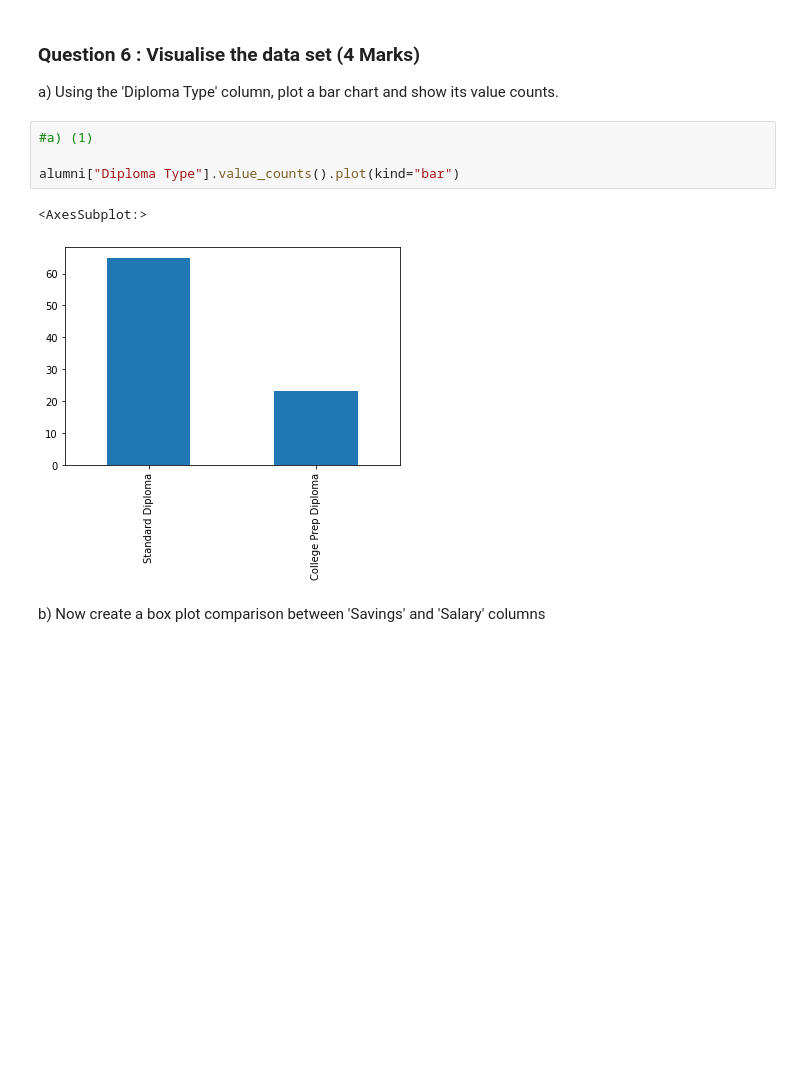
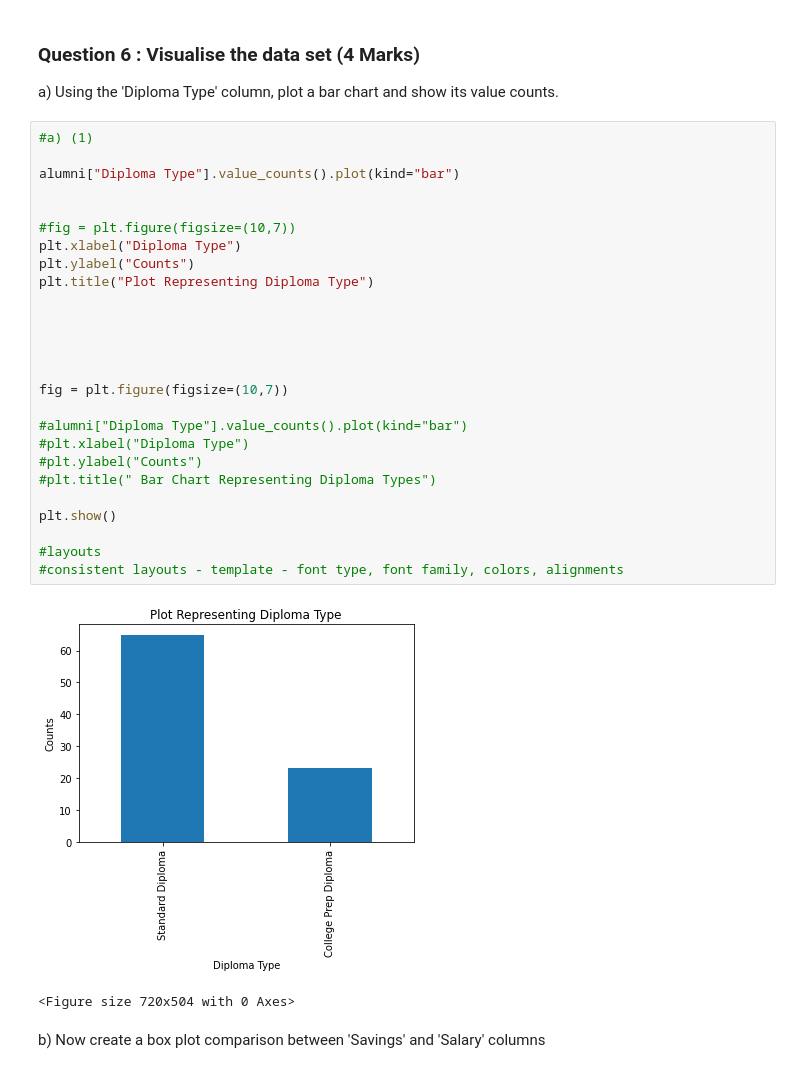
Before and after one commit to Annastanciah/ADS-Assignment-1, a Jupyter notebook: Pandas Assignment.ipynb, the cells around one changed output. Drawn from its saved outputs; the diff is of its cells as text; blank space fills up the shorter version.

```diff
--- a/Pandas Assignment.ipynb
+++ b/Pandas Assignment.ipynb
@@ -290,13 +303,35 @@ paid_above_15000.head()
 ### Question 6 :  Visualise the data set (4 Marks)
 
 a) Using the 'Diploma Type' column, plot a bar chart and show its value counts.
-# %%
-#a) (1)
-
-alumni["Diploma Type"].value_counts().plot(kind="bar")
-# %% [output]
-<AxesSubplot:>
-[figure, removed]
+# %%
+#a) (1)
+
+alumni["Diploma Type"].value_counts().plot(kind="bar")
+
+
+#fig = plt.figure(figsize=(10,7))
+plt.xlabel("Diploma Type")
+plt.ylabel("Counts")
+plt.title("Plot Representing Diploma Type")
+
+
+
+
+
+fig = plt.figure(figsize=(10,7))
+
+#alumni["Diploma Type"].value_counts().plot(kind="bar")
+#plt.xlabel("Diploma Type")
+#plt.ylabel("Counts")
+#plt.title(" Bar Chart Representing Diploma Types")
+
+plt.show()
+
+#layouts
+#consistent layouts - template - font type, font family, colors, alignments
+# %% [output]
+[figure, added]
+<Figure size 720x504 with 0 Axes>
 # %% [markdown]
 b) Now create a box plot comparison between 'Savings' and 'Salary' columns
 # %%
```
Also changed, not shown: parts of 9 cells of this notebook.
